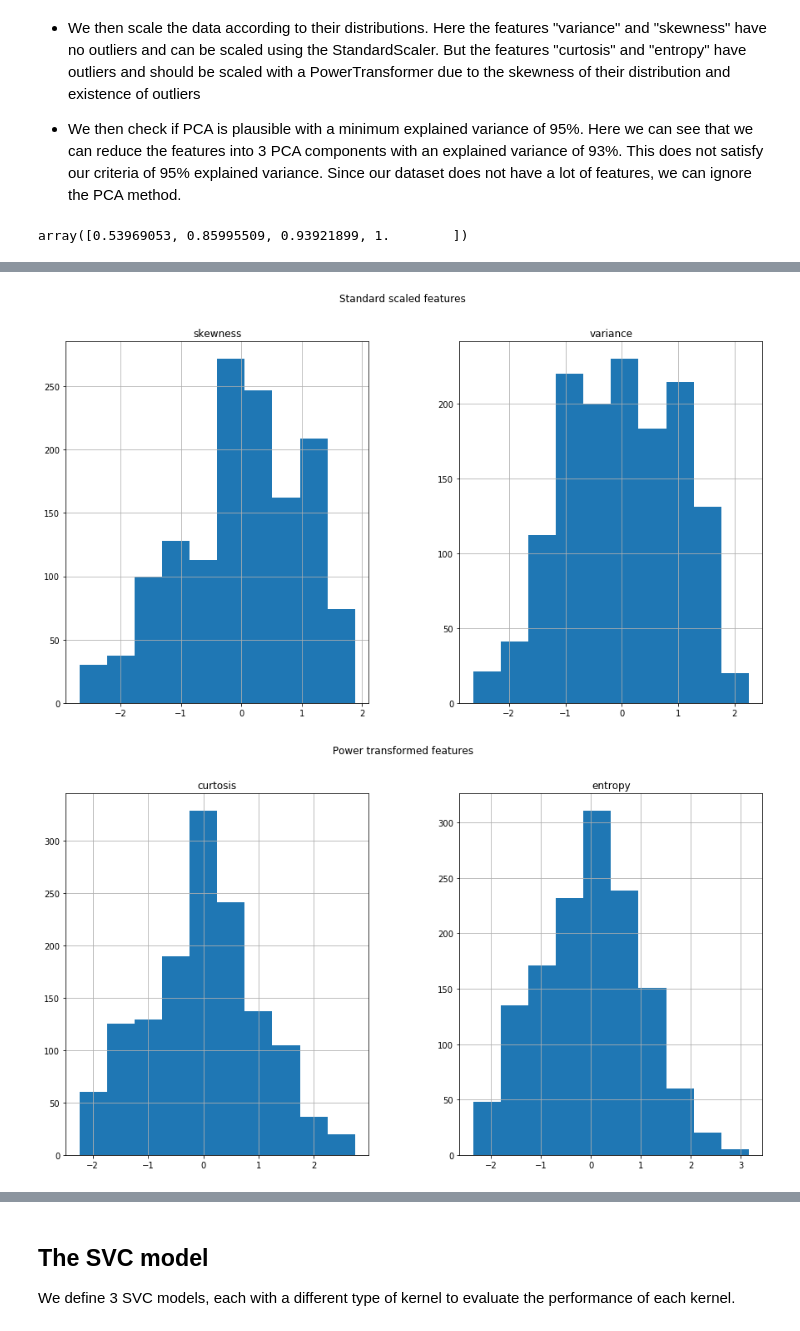
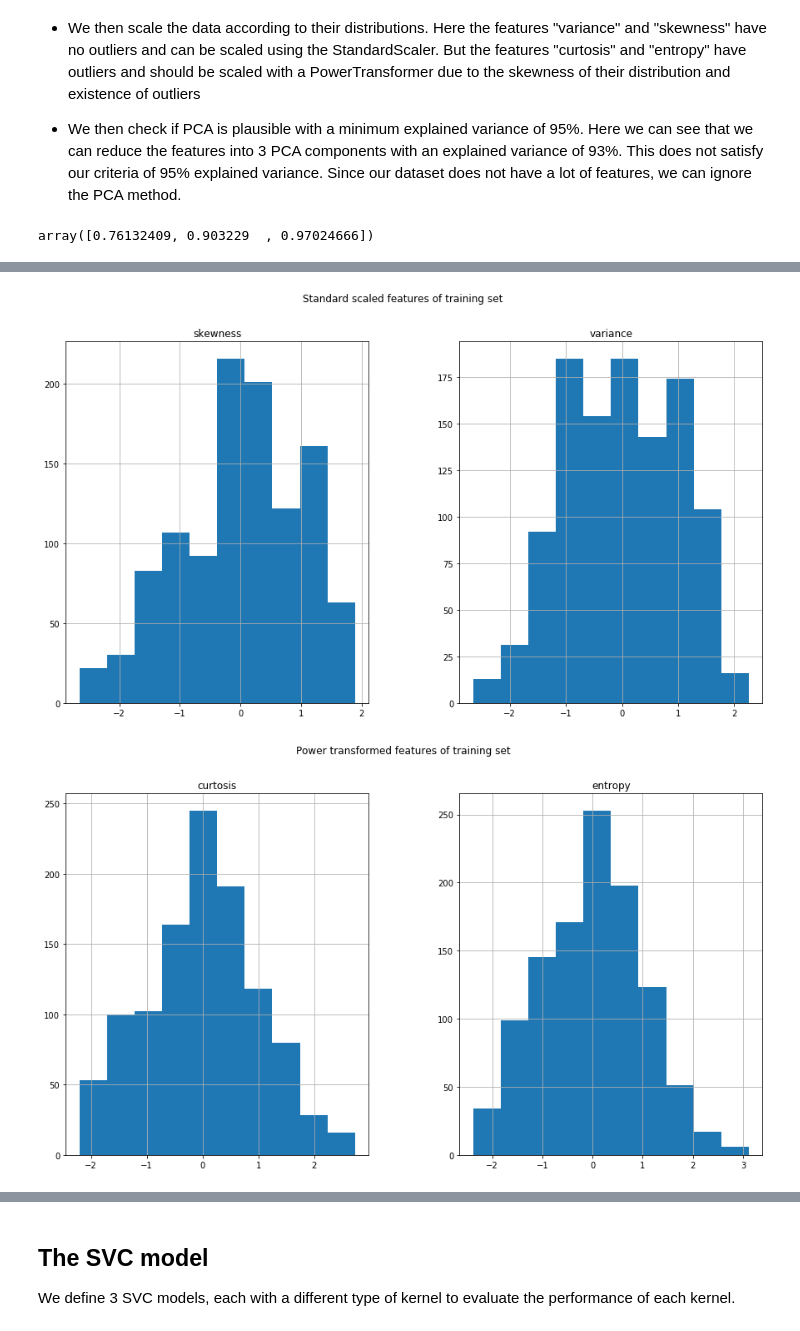
Before and after one commit to jeffreylimnardy/banknote-authentication-svm, a Jupyter notebook: banknoteAuthenticity.ipynb, the cells around one changed output, grey strips where cells are left out. Cells and saved outputs as stored; diff of their text form; code cells hidden in the pictures.

```diff
--- a/banknoteAuthenticity.ipynb
+++ b/banknoteAuthenticity.ipynb
@@ -88,3 +112,9 @@ dtype: int64
+# %%
+#splitting the training data and test data to 80 : 20 with the scaled x
+y = dataset["class"]
+x = dataset.drop(["class"],axis=1)
+
+x_train, x_test, y_train, y_test = train_test_split(x,y,test_size=0.2,stratify=y, random_state=2)
 # %% [markdown]
 <h2>Correlation matrix and Data preprocessing (scaling)</h2>
 <ul><li><p>In this section we create and display a correlation matrix to see how correlated the features are. As you can see, skewness and curtosis are somewhat inversely correlated, but not enough that we can drop one of the features.</p></li>
@@ -93,36 +123,38 @@ dtype: int64
 # %%
 #create a correlation matrix to see how correlated the features are
 #from the result we can see than skewness and curtosis are somewhat inversely correlated, but not enough that we can drop one of the features
-y = dataset["class"]
-x = dataset.drop(["class"],axis=1)
 
 plt.figure(figsize=(15,8))
 corr_matrix = sns.heatmap(dataset.corr(),annot=True)
 plt.title("Correlation matrix of the features")
 
 
 #scaling the dataset with standard scaler (removing mean and scales variable to unit variance)
 standard_scaler = StandardScaler()
 # x_scaled = standard_scaler.fit_transform(x)
 
 power_transformer = PowerTransformer()
-standard_scaled = pd.DataFrame(standard_scaler.fit_transform(x[["variance","skewness"]]),columns=["variance","skewness"])
-power_transformed = pd.DataFrame(power_transformer.fit_transform(x[["curtosis","entropy"]]),columns=["curtosis","entropy"])
-x_scaled = pd.concat([standard_scaled,power_transformed],axis=1)
+x_train_standard_scaled = pd.DataFrame(standard_scaler.fit_transform(x_train[["variance","skewness"]]),columns=["variance","skewness"])
+x_train_power_transformed = pd.DataFrame(power_transformer.fit_transform(x_train[["curtosis","entropy"]]),columns=["curtosis","entropy"])
+x_train_scaled = pd.concat([x_train_standard_scaled,x_train_power_transformed],axis=1)
 
-standard_scaled.hist(figsize=(15,8))
-plt.suptitle("Standard scaled features")
-power_transformed.hist(figsize=(15,8))
-plt.suptitle("Power transformed features")
+x_test_standard_scaled = pd.DataFrame(standard_scaler.transform(x_test[["variance","skewness"]]),columns=["variance","skewness"])
+x_test_power_transformed = pd.DataFrame(power_transformer.transform(x_test[["curtosis","entropy"]]),columns=["curtosis","entropy"])
+x_test_scaled = pd.concat([x_test_standard_scaled,x_test_power_transformed],axis=1)
+
+x_train_standard_scaled.hist(figsize=(15,8))
+plt.suptitle("Standard scaled features of training set")
+x_train_power_transformed.hist(figsize=(15,8))
+plt.suptitle("Power transformed features of training set")
 
 #check if PCA makes sense or is worth it in our case
 pca_95 = PCA(n_components=0.95, random_state=0)
-x_pca_95 = pca_95.fit_transform(x_scaled)
+x_pca_95 = pca_95.fit_transform(x)
 
 #To get an explained variance of 95%, we still need 4 variables/features, which is why PCA does not make sense in our case
 np.cumsum(pca_95.explained_variance_ratio_)
 # %% [output]
-array([0.53969053, 0.85995509, 0.93921899, 1.        ])
+array([0.76132409, 0.903229  , 0.97024666])
 [figure]
-[figure, old version]
+[figure, new version]
-[figure, old version]
+[figure, new version]
```
Also changed, not shown: parts of 16 cells of this notebook.
